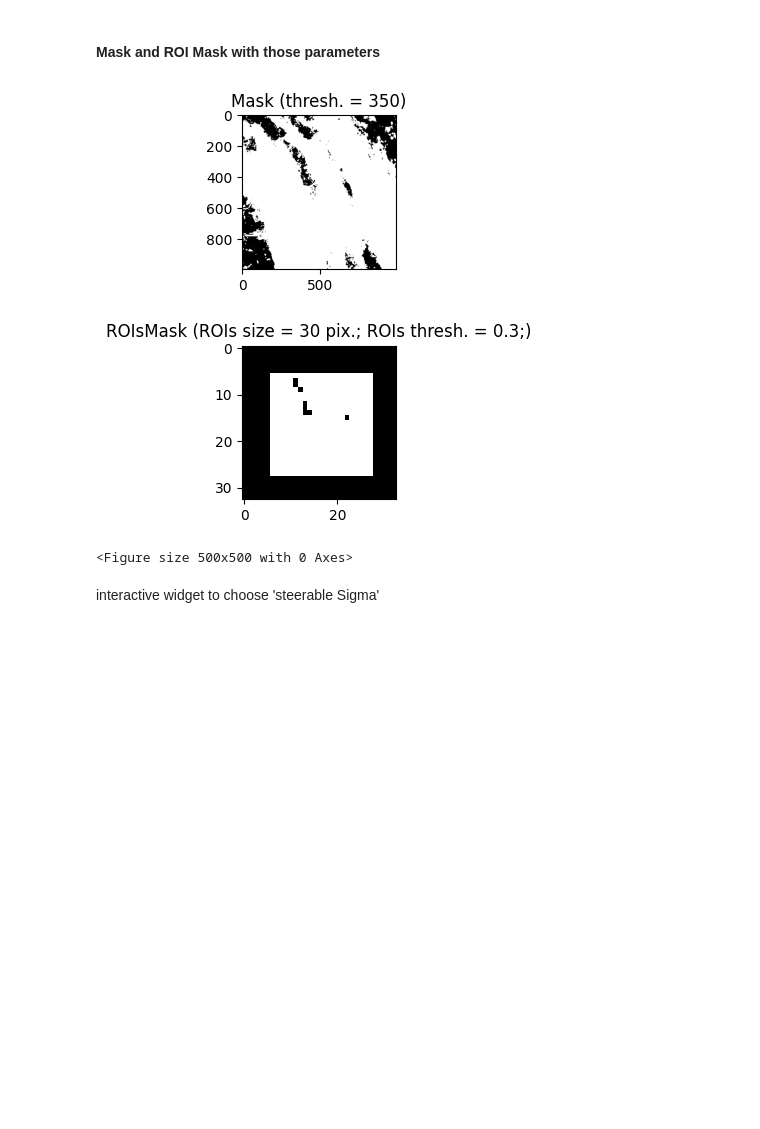
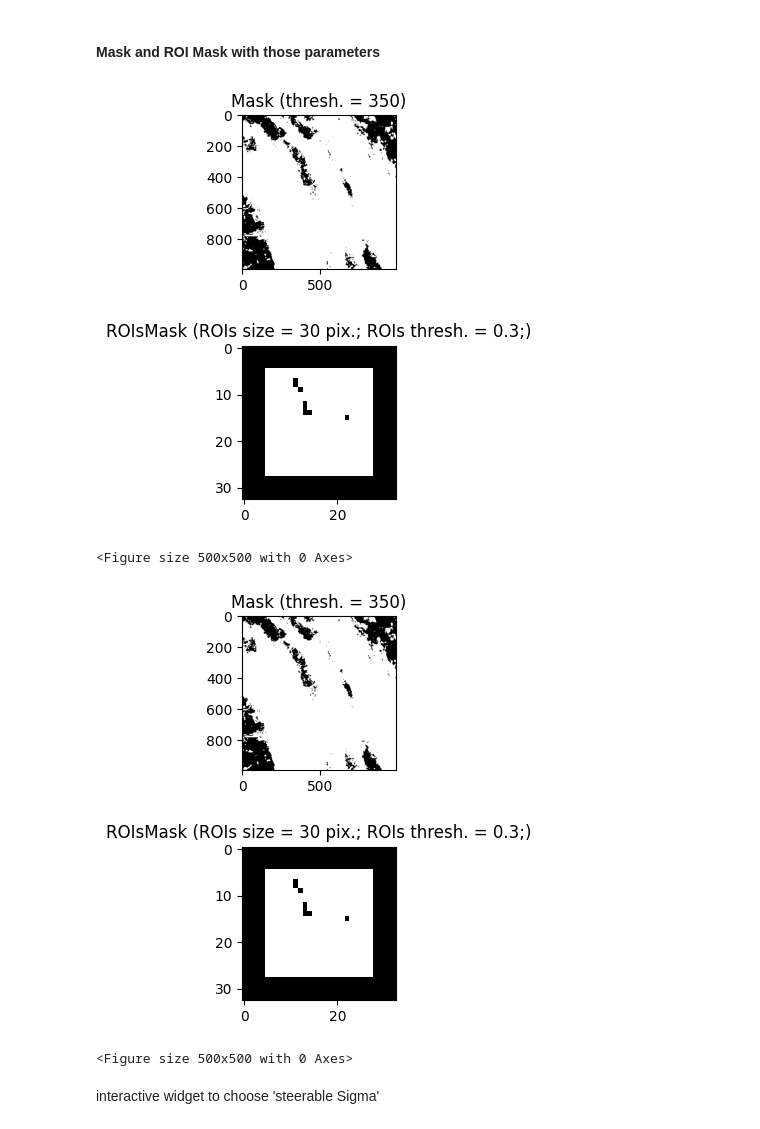
Before and after one commit to Roland0206/Capstone, a Jupyter notebook: test.ipynb, the cells around one changed output. Cells and saved outputs as stored; diff of their text form; code cells hidden in the pictures; blank space fills up the shorter version.

```diff
--- a/test.ipynb
+++ b/test.ipynb
@@ -242,44 +242,97 @@ nGridX = int(np.floor(nX / ROI_Size))
 raw = raw[:nGridY * ROI_Size, :nGridX * ROI_Size]
 nYCrop, nXCrop = raw.shape
 
+
 # Subtract background
 Raw_BGSub = gaussian_filter(raw, sigma=GBlur_Sigma)  # Gaussian blur #2
 
 # Create Mask
 # Binary mask; I<Threshold --> Black, I>Threshold --> White
 Raw_Mask = Raw_BGSub.copy()
+
 Raw_Mask[Raw_Mask < Mask_Thresh] = 0
 Raw_Mask[Raw_Mask >= Mask_Thresh] = 1
 
 # Create ROIsMask
 Raw_ROIsMask = np.zeros((nGridY, nGridX))
 white_percentage = np.zeros((nGridY, nGridX))
 for i in range(nGridY):
     for j in range(nGridX):
         temp = Raw_Mask[i*ROI_Size:(i+1)*ROI_Size, j*ROI_Size:(j+1)*ROI_Size].mean()
         white_percentage[i, j] = temp  # how many pixels per ROI are white
         if temp > ROI_Thresh:
             if i >= Pad_Angle and i <= nGridY - Pad_Angle and j >= Pad_Angle and j <= nGridX - Pad_Angle:
                 Raw_ROIsMask[i, j] = 1
+
+# Crop raw image
+nGridY = int(np.floor(nY / ROI_Size))
+nGridX = int(np.floor(nX / ROI_Size))
+
+# TODO: check if this is correct
+raw = raw[:nGridY * ROI_Size, :nGridX * ROI_Size]
+nYCrop, nXCrop = raw.shape
+
+
+# Subtract background
+Raw_BGSub = gaussian_filter(raw, sigma=GBlur_Sigma)  # Gaussian blur #2
+
+# Create Mask
+# Binary mask; I<Threshold --> Black, I>Threshold --> White
+Raw_Mask = Raw_BGSub.copy()
+
+Raw_Mask[Raw_Mask < Mask_Thresh] = 0
+Raw_Mask[Raw_Mask >= Mask_Thresh] = 1
+
+# Create ROIsMask
+Raw_ROIsMask = np.zeros((nGridY, nGridX))
+white_percentage = np.zeros((nGridY, nGridX))
+for i in range(nGridY):
+    for j in range(nGridX):
+        temp = Raw_Mask[i*ROI_Size:(i+1)*ROI_Size, j*ROI_Size:(j+1)*ROI_Size].mean()
+        white_percentage[i, j] = temp  # how many pixels per ROI are white
+        if temp > ROI_Thresh:
+            if i >= Pad_Angle - 1 and i <= nGridY - Pad_Angle and j >= Pad_Angle - 1 and j <= nGridX - Pad_Angle:
+                Raw_ROIsMask[i, j] = 1
+np.savetxt("comparison/raw.csv", raw, delimiter=",", fmt='%f')
+np.savetxt("comparison/Raw_BGSub.csv", Raw_BGSub, delimiter=",", fmt='%f')
+np.savetxt("comparison/Raw_Mask.csv", Raw_Mask, delimiter=",", fmt='%f')
+np.savetxt("comparison/Raw_ROIsMask.csv", Raw_ROIsMask, delimiter=",", fmt='%f')
 
 # Display
 
 # Mask
 plt.subplot(2, 1, 1)
 plt.imshow(Raw_Mask, cmap='gray')
 plt.title(f'Mask (thresh. = {Mask_Thresh})')
 
 # ROIsMask
 plt.subplot(2, 1, 2)
 plt.imshow(Raw_ROIsMask, cmap='gray')
 plt.title(f'ROIsMask (ROIs size = {ROI_Size} pix.; ROIs thresh. = {ROI_Thresh};)')
 
 plt.subplots_adjust(left=0.1, right=0.9, top=0.9, bottom=0.1, hspace=0.5)
 plt.figure(figsize=(5, 5))
 plt.show()
+# Display
+
+# Mask
+plt.subplot(2, 1, 1)
+plt.imshow(Raw_Mask, cmap='gray')
+plt.title(f'Mask (thresh. = {Mask_Thresh})')
+
+# ROIsMask
+plt.subplot(2, 1, 2)
+plt.imshow(Raw_ROIsMask, cmap='gray')
+plt.title(f'ROIsMask (ROIs size = {ROI_Size} pix.; ROIs thresh. = {ROI_Thresh};)')
+
+plt.subplots_adjust(left=0.1, right=0.9, top=0.9, bottom=0.1, hspace=0.5)
+plt.figure(figsize=(5, 5))
+plt.show()
 # %% [output]
-[figure, old version]
+[figure, new version]
 <Figure size 500x500 with 0 Axes>
+[figure, added]
+<Figure size 500x500 with 0 Axes>
 # %% [markdown]
 interactive widget to choose 'steerable Sigma'
 # %%
```
Also changed, not shown: parts of 6 cells of this notebook, 19 other files.
